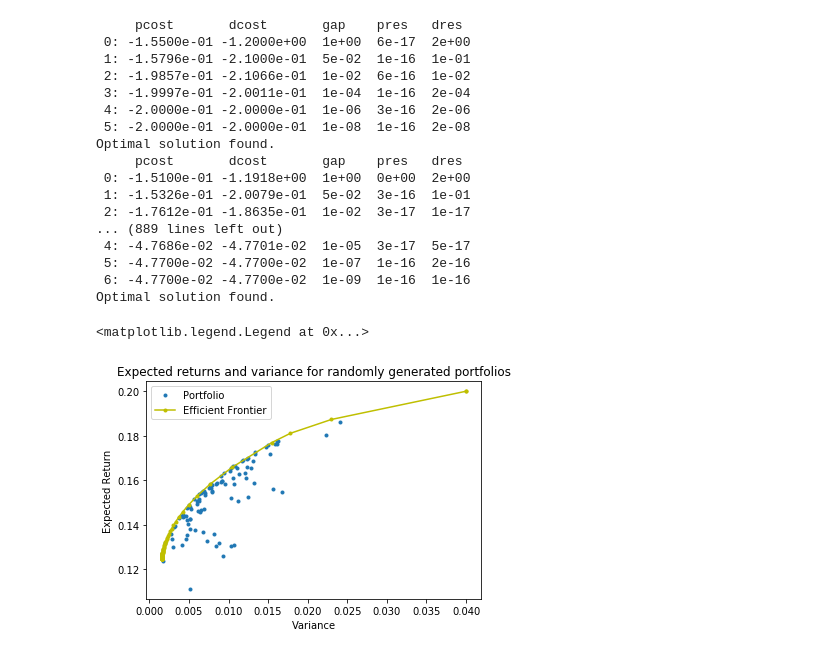
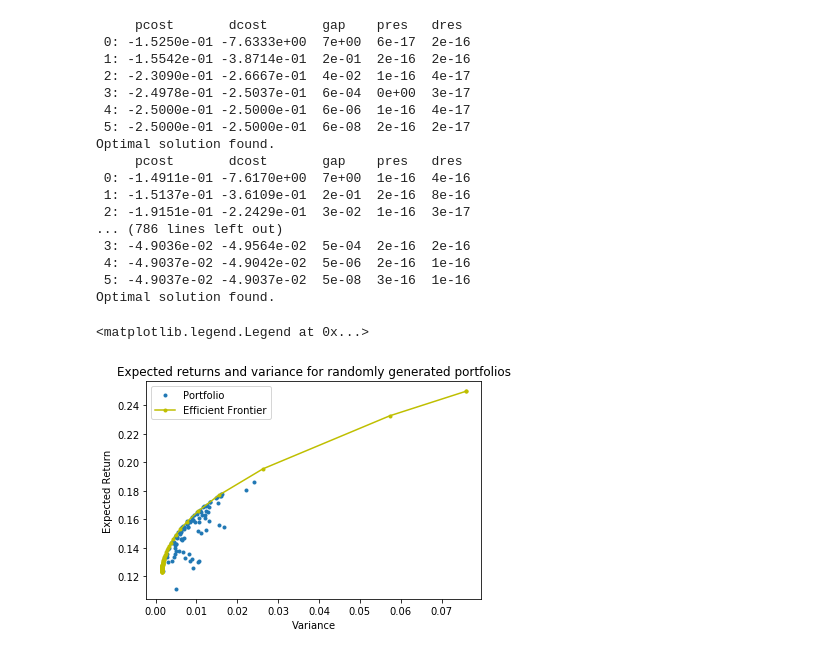
Before and after one commit to reubenng/compfinance, a Jupyter notebook: random_portfolio.ipynb, the cells around one changed output. Drawn from its saved outputs; the diff is of its cells as text; code cells hidden in the pictures.

Commit message:
shortsale constraint

```diff
--- a/random_portfolio.ipynb
+++ b/random_portfolio.ipynb
@@ -45,50 +45,54 @@ for row in portfolio:
 # %%
 fig, ax = plt.subplots()
 plotfolios = ax.plot(variance, E, 'o', markersize=3, label='Portfolio')
 plt.xlabel('Variance')
 plt.ylabel('Expected Return')
 plt.title('Expected returns and variance for randomly generated portfolios')
 # plt.legend(loc='upper left')
 # plt.show()
 
 N = 100
 points = [t for t in range(N)] # find max return for 100 points
 S = opt.matrix(C)
 q = opt.matrix(assets, (3, 1)) # mean return of 3 assets
 
-G = -opt.matrix(np.eye(n_asset)) # all 3 portions >= 0
-h = opt.matrix(0.0, (n_asset, 1))
+G = -opt.matrix(np.eye(n_asset)) # all 3 portions >= 0, shortsale constraint
+oo = opt.matrix([-G, G], (6, 3))
+# G = opt.matrix(0.0, (n_asset, n_asset)) # no inequality constraint
+# h = opt.matrix(0.0, (n_asset, 1))
+h = opt.matrix(1.0, (6, 1))
 A = opt.matrix(1.0, (1, n_asset)) # all 3 portions sum to 1
 b = opt.matrix(1.0)
 
-portfolios = [solvers.qp(x*S, -q, G, h, A, b)['x'] for x in points]
+# portfolios = [solvers.lp(-q*x, G, h, A, b)['x'] for x in points]
+portfolios = [solvers.qp(x*S, -q, oo, h, A, b)['x'] for x in points]
 returns = [blas.dot(q, x) for x in portfolios]
 risks = [blas.dot(x, S*x) for x in portfolios]
 
 frontier = ax.plot(risks, returns, 'y-o', markersize=3, label='Efficient Frontier')
 ax.legend(loc='best')
 # plt.show()
 # fig
 # %% [output]
      pcost       dcost       gap    pres   dres
- 0: -1.5500e-01 -1.2000e+00  1e+00  6e-17  2e+00
- 1: -1.5796e-01 -2.1000e-01  5e-02  1e-16  1e-01
- 2: -1.9857e-01 -2.1066e-01  1e-02  6e-16  1e-02
- 3: -1.9997e-01 -2.0011e-01  1e-04  1e-16  2e-04
- 4: -2.0000e-01 -2.0000e-01  1e-06  3e-16  2e-06
- 5: -2.0000e-01 -2.0000e-01  1e-08  1e-16  2e-08
+ 0: -1.5250e-01 -7.6333e+00  7e+00  6e-17  2e-16
+ 1: -1.5542e-01 -3.8714e-01  2e-01  2e-16  2e-16
+ 2: -2.3090e-01 -2.6667e-01  4e-02  1e-16  4e-17
+ 3: -2.4978e-01 -2.5037e-01  6e-04  0e+00  3e-17
+ 4: -2.5000e-01 -2.5000e-01  6e-06  1e-16  4e-17
+ 5: -2.5000e-01 -2.5000e-01  6e-08  2e-16  2e-17
 Optimal solution found.
      pcost       dcost       gap    pres   dres
- 0: -1.5100e-01 -1.1918e+00  1e+00  0e+00  2e+00
- 1: -1.5326e-01 -2.0079e-01  5e-02  3e-16  1e-01
- 2: -1.7612e-01 -1.8635e-01  1e-02  3e-17  1e-17
-... (889 lines left out)
- 4: -4.7686e-02 -4.7701e-02  1e-05  3e-17  5e-17
- 5: -4.7700e-02 -4.7700e-02  1e-07  1e-16  2e-16
- 6: -4.7700e-02 -4.7700e-02  1e-09  1e-16  1e-16
+ 0: -1.4911e-01 -7.6170e+00  7e+00  1e-16  4e-16
+ 1: -1.5137e-01 -3.6109e-01  2e-01  2e-16  8e-16
+ 2: -1.9151e-01 -2.2429e-01  3e-02  1e-16  3e-17
+... (786 lines left out)
+ 3: -4.9036e-02 -4.9564e-02  5e-04  2e-16  2e-16
+ 4: -4.9037e-02 -4.9042e-02  5e-06  2e-16  1e-16
+ 5: -4.9037e-02 -4.9037e-02  5e-08  3e-16  1e-16
 Optimal solution found.
 <matplotlib.legend.Legend at 0x...>
-[figure, old version]
+[figure, new version]
 # %%
 # create portfolios with asset 1 allocated 0
 rand_matrix1 = np.copy(rand_matrix)
```
Also changed, not shown: parts of 3 cells of this notebook, 2 other files.
